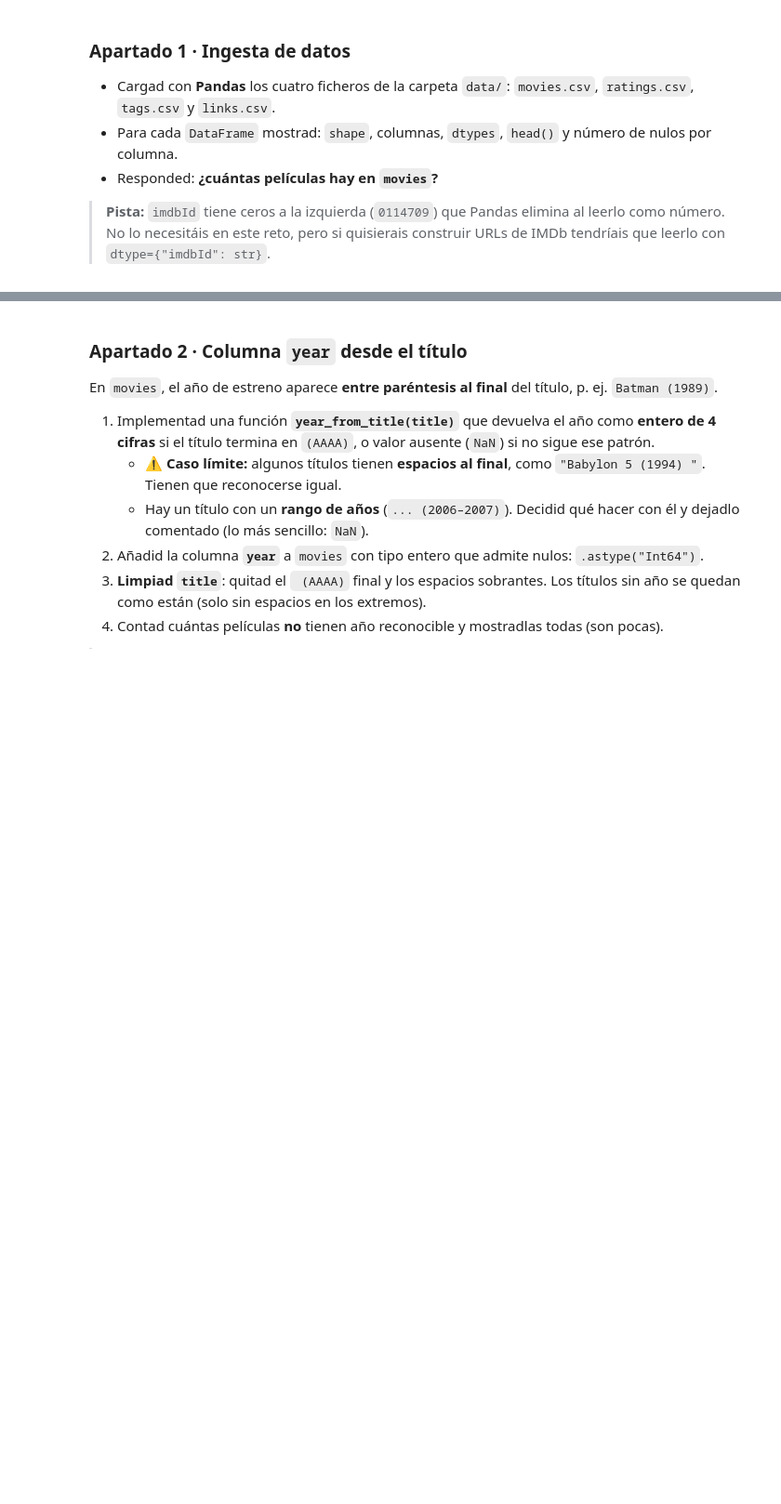
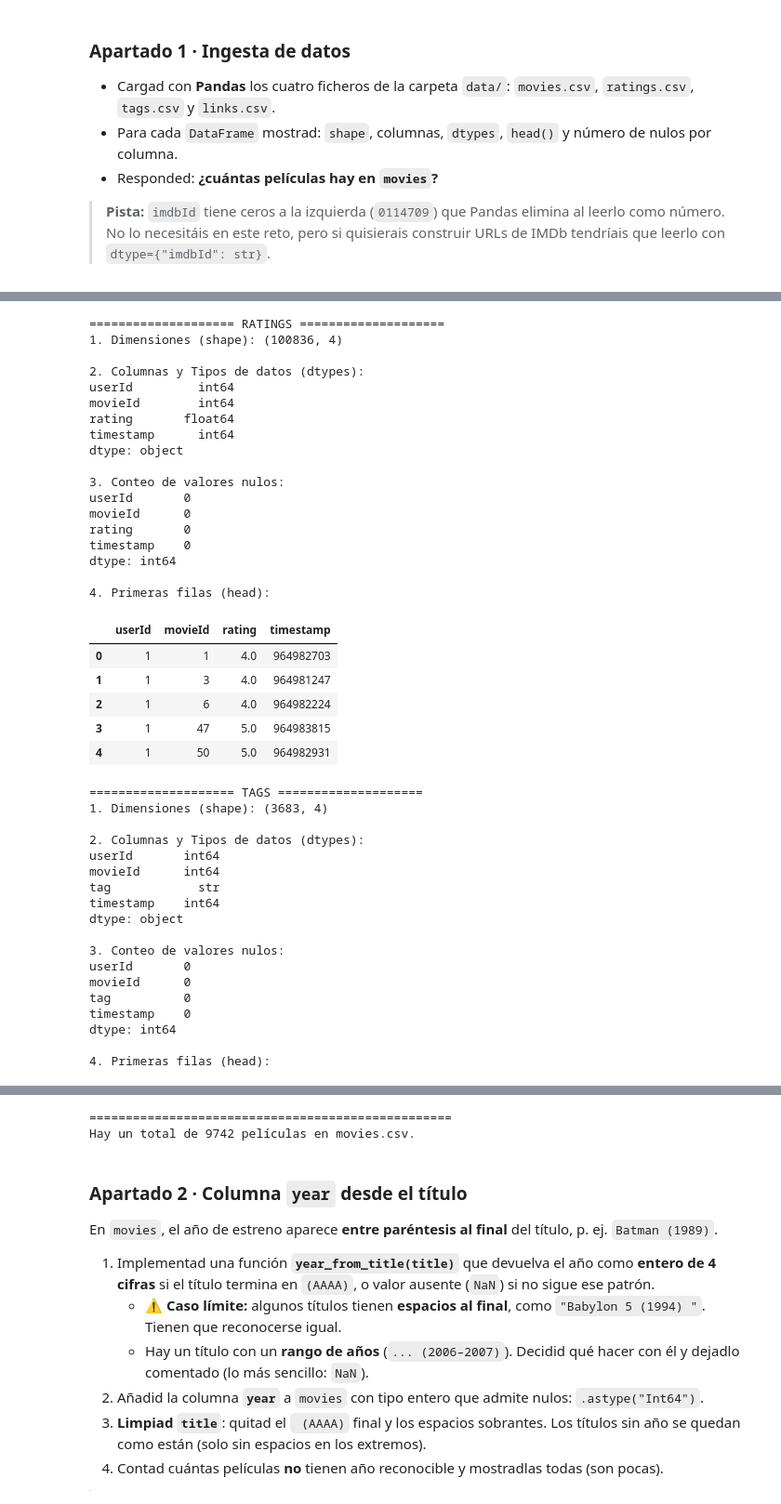
Before and after one commit to gonzalezsimancasalicia-cell/T10_Challenge, a Jupyter notebook: TC_01_Movies/01_ingesta_limpieza.ipynb, the cells around one changed output, grey strips where cells are left out. Shown at 93% size. Saved outputs shown, nothing was run; the diff lists cells and outputs as text; code cells hidden in the pictures; blank space fills up the shorter version.

Commit message:
Correccion codigo comprobacion datos de todos los DataFrame
Shape, dtypes, head() (movies, ratings, tags y links)

```diff
--- a/TC_01_Movies/01_ingesta_limpieza.ipynb
+++ b/TC_01_Movies/01_ingesta_limpieza.ipynb
@@ -23,3 +23,38 @@ Cargáis los cuatro CSV, los inspeccionáis y creáis la columna `year` a partir
 > **Pista:** `imdbId` tiene ceros a la izquierda (`0114709`) que Pandas elimina al leerlo como número. No lo necesitáis en este reto, pero si quisierais construir URLs de IMDb tendríais que leerlo con `dtype={"imdbId": str}`.
 # %%
 # --- Apartado 1: Ingesta de datos ---
+import pandas as pd
+from pathlib import Path
+
+
+movies = pd.read_csv("data/movies.csv")
+ratings = pd.read_csv("data/ratings.csv")
+tags = pd.read_csv("data/tags.csv")
+links = pd.read_csv("data/links.csv")
+
+# Carga de los 4 datasets desde data/
+data_dir = Path("data")
+
+dfs = {
+    "movies": pd.read_csv(data_dir / "movies.csv"),
+    "ratings": pd.read_csv(data_dir / "ratings.csv"),
+    "tags": pd.read_csv(data_dir / "tags.csv"),
+    "links": pd.read_csv(data_dir / "links.csv"),
+}
+
+# Inspección sistemática de los 4 DataFrames
+for nombre, df in dfs.items():
+    print(f"\n{'='*20} {nombre.upper()} {'='*20}")
+    print(f"1. Dimensiones (shape): {df.shape}")
+    print(f"\n2. Columnas y Tipos de datos (dtypes):")
+    print(df.dtypes)
+    print(f"\n3. Conteo de valores nulos:")
+    print(df.isna().sum())
+    print(f"\n4. Primeras filas (head):")
+    display(df.head())
+
+# Pregunta obligatoria de la guía: ¿Cuántas películas hay en movies?
+total_peliculas = len(dfs["movies"])
+print(f"\n{'='*50}")
+print(f"Hay un total de {total_peliculas} películas en movies.csv.")
+# %% [output]
@@ -25,0 +83,42 @@ Cargáis los cuatro CSV, los inspeccionáis y creáis la columna `year` a partir
+==================== RATINGS ====================
+1. Dimensiones (shape): (100836, 4)
+
+2. Columnas y Tipos de datos (dtypes):
+userId         int64
+movieId        int64
+rating       float64
+timestamp      int64
+dtype: object
+
+3. Conteo de valores nulos:
+userId       0
+movieId      0
+rating       0
+timestamp    0
+dtype: int64
+
+4. Primeras filas (head):
+|  | userId | movieId | rating | timestamp |
+| 0 | 1 | 1 | 4.0 | 964982703 |
+| 1 | 1 | 3 | 4.0 | 964981247 |
+| 2 | 1 | 6 | 4.0 | 964982224 |
+| 3 | 1 | 47 | 5.0 | 964983815 |
+| 4 | 1 | 50 | 5.0 | 964982931 |
+==================== TAGS ====================
+1. Dimensiones (shape): (3683, 4)
+
+2. Columnas y Tipos de datos (dtypes):
+userId       int64
+movieId      int64
+tag            str
+timestamp    int64
+dtype: object
+
+3. Conteo de valores nulos:
+userId       0
+movieId      0
+tag          0
+timestamp    0
+dtype: int64
+
+4. Primeras filas (head):
@@ -26,3 +153,5 @@ Cargáis los cuatro CSV, los inspeccionáis y creáis la columna `year` a partir
+==================================================
+Hay un total de 9742 películas en movies.csv.
 # %% [markdown]
 ### Apartado 2 · Columna `year` desde el título
 
```
Also changed, not shown: parts of 2 cells of this notebook.
